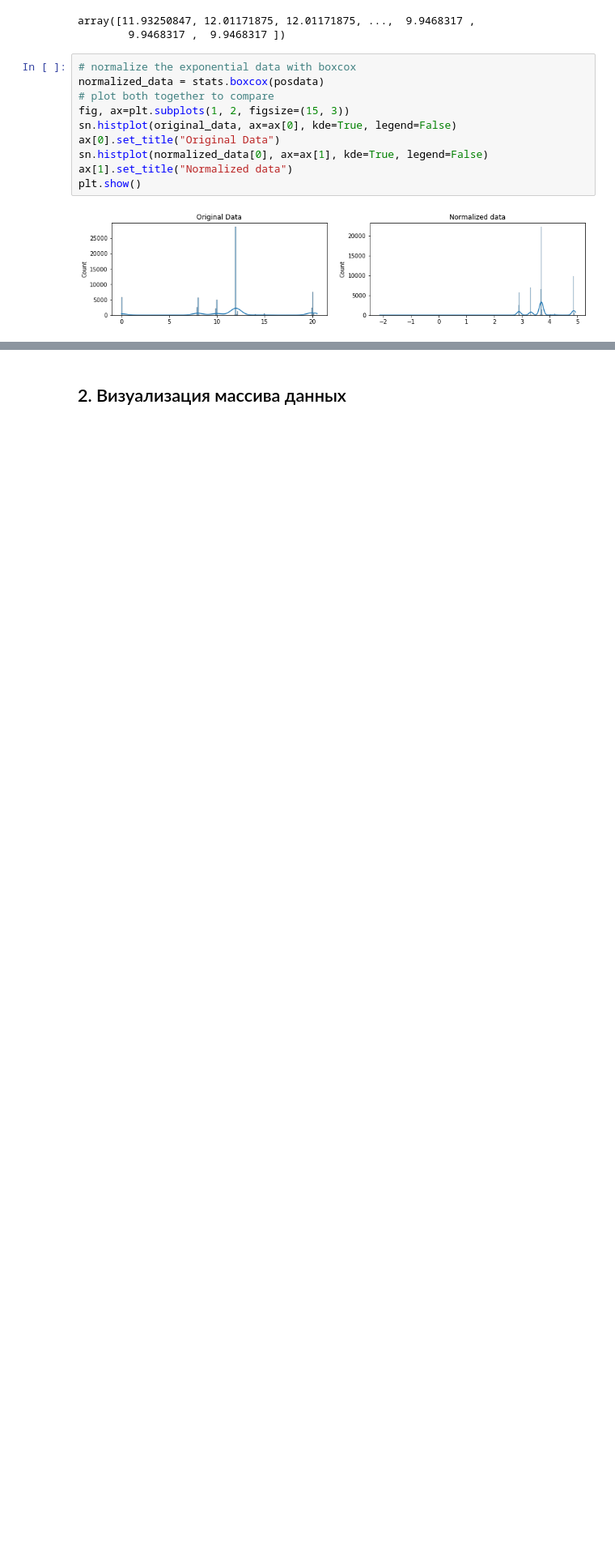
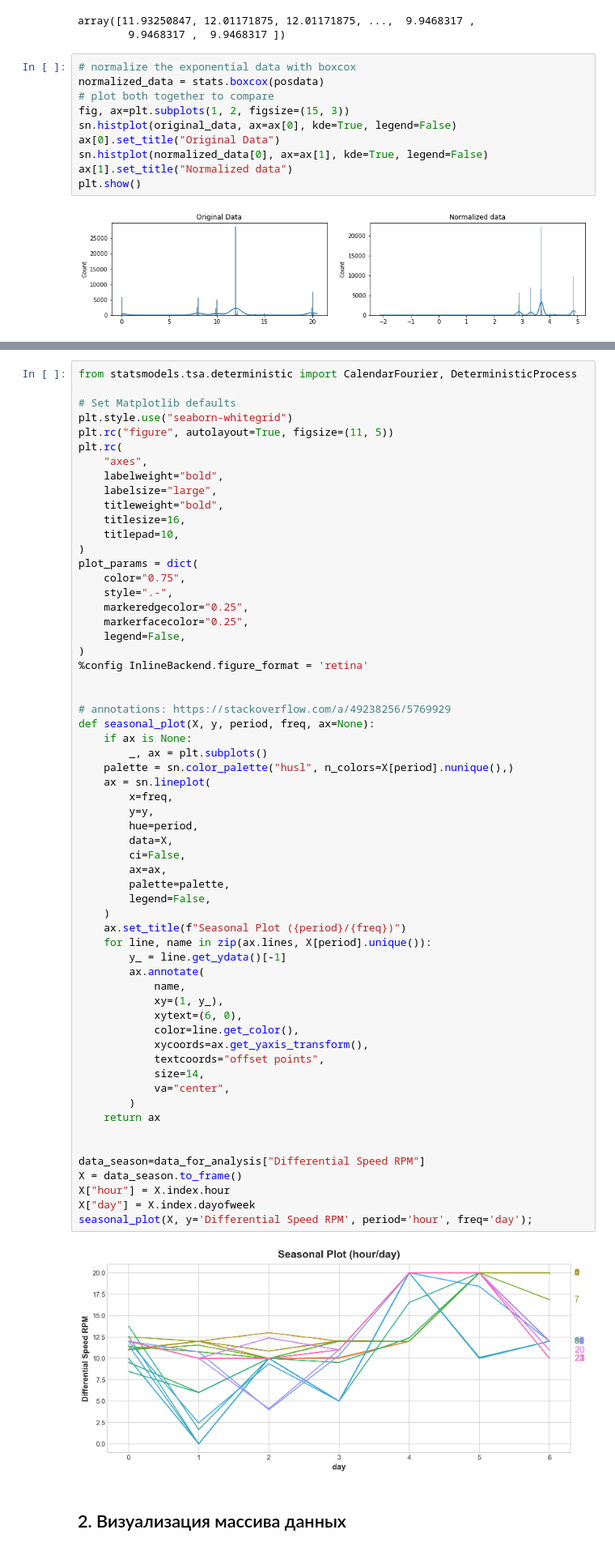
Before and after one commit to Randyrofed/Smart_Diagnosis, a Jupyter notebook: Smart_diagnosis.ipynb, the cells around one changed output, grey strips where cells are left out. Shown at 81% size. Drawn from its saved outputs; the diff is of its cells as text; blank space fills up the shorter version.

Commit message:
0.08
Seasonabilty

```diff
--- a/Smart_diagnosis.ipynb
+++ b/Smart_diagnosis.ipynb
@@ -151,3 +153,65 @@ plt.show()
+# %%
+from statsmodels.tsa.deterministic import CalendarFourier, DeterministicProcess
+
+# Set Matplotlib defaults
+plt.style.use("seaborn-whitegrid")
+plt.rc("figure", autolayout=True, figsize=(11, 5))
+plt.rc(
+    "axes",
+    labelweight="bold",
+    labelsize="large",
+    titleweight="bold",
+    titlesize=16,
+    titlepad=10,
+)
+plot_params = dict(
+    color="0.75",
+    style=".-",
+    markeredgecolor="0.25",
+    markerfacecolor="0.25",
+    legend=False,
+)
+%config InlineBackend.figure_format = 'retina'
+
+
+# annotations: https://stackoverflow.com/a/49238256/5769929
+def seasonal_plot(X, y, period, freq, ax=None):
+    if ax is None:
+        _, ax = plt.subplots()
+    palette = sn.color_palette("husl", n_colors=X[period].nunique(),)
+    ax = sn.lineplot(
+        x=freq,
+        y=y,
+        hue=period,
+        data=X,
+        ci=False,
+        ax=ax,
+        palette=palette,
+        legend=False,
+    )
+    ax.set_title(f"Seasonal Plot ({period}/{freq})")
+    for line, name in zip(ax.lines, X[period].unique()):
+        y_ = line.get_ydata()[-1]
+        ax.annotate(
+            name,
+            xy=(1, y_),
+            xytext=(6, 0),
+            color=line.get_color(),
+            xycoords=ax.get_yaxis_transform(),
+            textcoords="offset points",
+            size=14,
+            va="center",
+        )
+    return ax
+
+
+data_season=data_for_analysis["Differential Speed RPM"]
+X = data_season.to_frame()
+X["hour"] = X.index.hour
+X["day"] = X.index.dayofweek
+seasonal_plot(X, y='Differential Speed RPM', period='hour', freq='day');
+# %% [output]
+[figure, added]
 # %% [markdown]
 ## 2. Визуализация массива данных
 # %%
```
Also changed, not shown: parts of 1 cell of this notebook, 1 other file.
